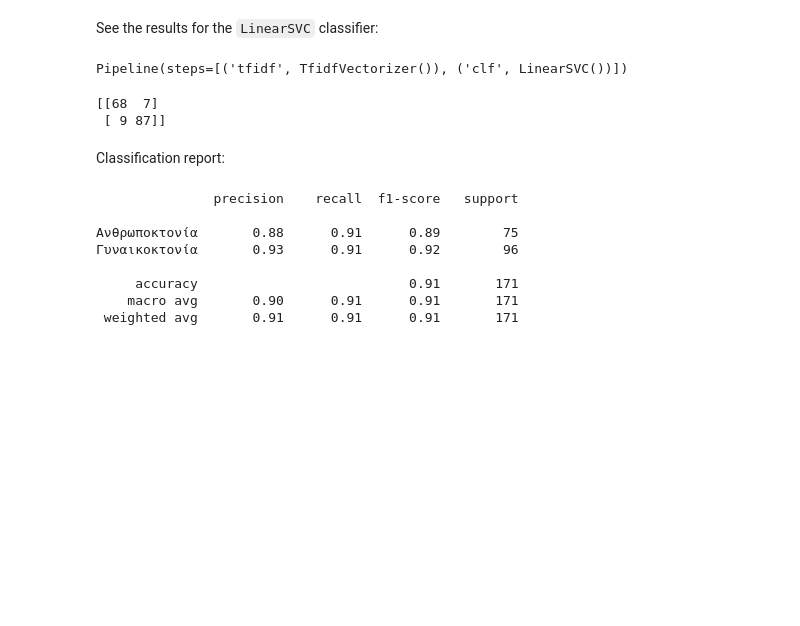
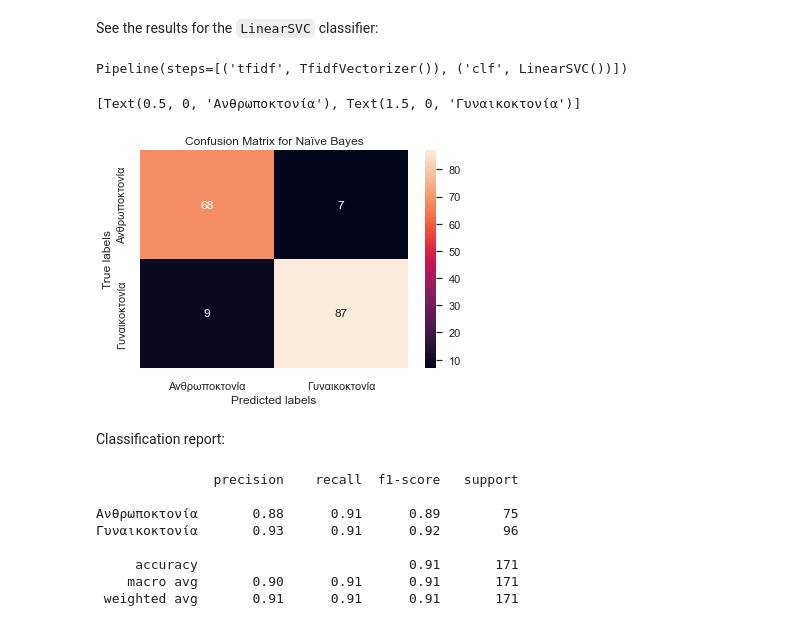
Before and after one commit to openlabathens/article-classification, a Jupyter notebook: report.ipynb, the cells around one changed output. Saved outputs shown, nothing was run; the diff lists cells and outputs as text; code cells hidden in the pictures; blank space fills up the shorter version.

```diff
--- a/report.ipynb
+++ b/report.ipynb
@@ -252,14 +268,23 @@ See the results for the `LinearSVC` classifier:
 text_clf_lsvc.fit(X_train, y_train)
 # %% [output]
 Pipeline(steps=[('tfidf', TfidfVectorizer()), ('clf', LinearSVC())])
-# %%
-# Form a prediction set
-predictions = text_clf_lsvc.predict(X_test)
-
-print(metrics.confusion_matrix(y_test,predictions))
-# %% [output]
-[[68  7]
- [ 9 87]]
+# %%
+# Form a prediction set
+predictions_lsvc = text_clf_lsvc.predict(X_test)
+
+cfs_matrix_lsvc = metrics.confusion_matrix(y_test,predictions_lsvc)
+ax = plt.subplot()
+sns.heatmap(cfs_matrix_lsvc, annot=True)
+
+# labels, title and ticks
+ax.set_xlabel('Predicted labels')
+ax.set_ylabel('True labels')
+ax.set_title('Confusion Matrix for Naïve Bayes')
+ax.yaxis.set_ticklabels(['Ανθρωποκτονία', 'Γυναικοκτονία'])
+ax.xaxis.set_ticklabels(['Ανθρωποκτονία', 'Γυναικοκτονία'])
+# %% [output]
+[Text(0.5, 0, 'Ανθρωποκτονία'), Text(1.5, 0, 'Γυναικοκτονία')]
+[figure, added]
 # %% [markdown]
 Classification report:
 # %%
```
Also changed, not shown: parts of 16 cells of this notebook.
